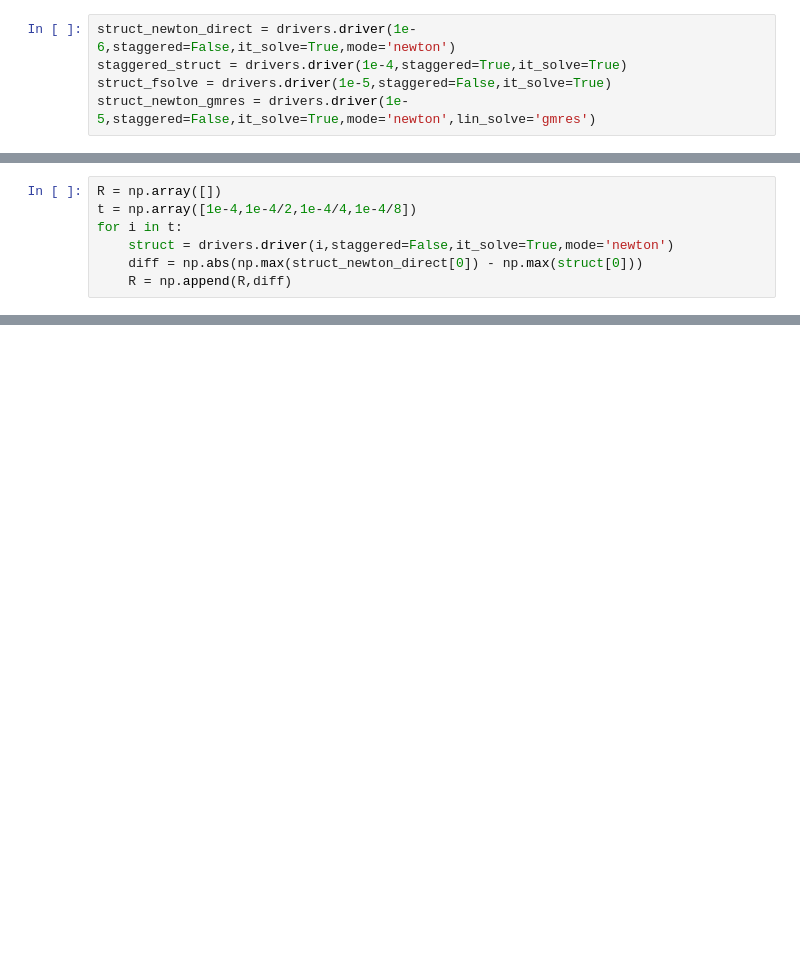
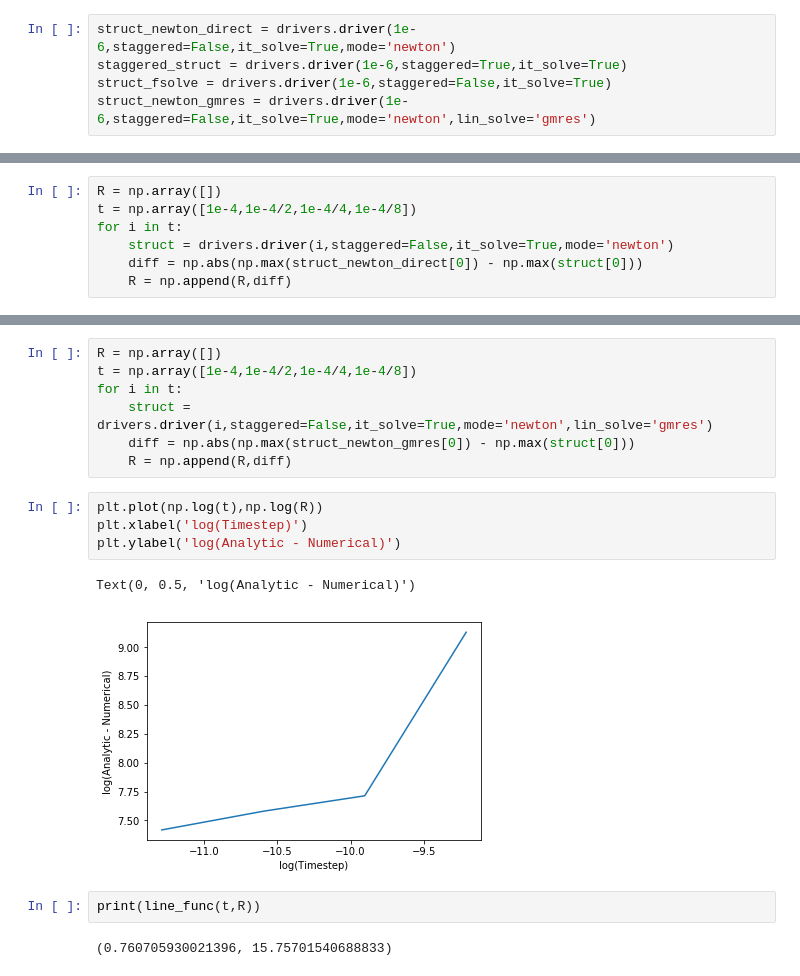
Before and after one commit to dherr06/NUEN-618-PRKE-solver, a Jupyter notebook: Homework3 Implementation .ipynb, the cells around one changed output, grey strips where cells are left out. Cells and saved outputs as stored; diff of their text form; blank space fills up the shorter version.

```diff
--- a/Homework3 Implementation .ipynb
+++ b/Homework3 Implementation .ipynb
@@ -6,7 +6,7 @@ from drivers import drivers
 %matplotlib inline
 # %%
 struct_newton_direct = drivers.driver(1e-6,staggered=False,it_solve=True,mode='newton')
-staggered_struct = drivers.driver(1e-4,staggered=True,it_solve=True)
-struct_fsolve = drivers.driver(1e-5,staggered=False,it_solve=True)
-struct_newton_gmres = drivers.driver(1e-5,staggered=False,it_solve=True,mode='newton',lin_solve='gmres')
+staggered_struct = drivers.driver(1e-6,staggered=True,it_solve=True)
+struct_fsolve = drivers.driver(1e-6,staggered=False,it_solve=True)
+struct_newton_gmres = drivers.driver(1e-6,staggered=False,it_solve=True,mode='newton',lin_solve='gmres')
 # %% [output]
@@ -44,0 +57,18 @@ plt.plot(np.log(t),np.log(R))
+# %%
+R = np.array([])
+t = np.array([1e-4,1e-4/2,1e-4/4,1e-4/8])
+for i in t:
+    struct = drivers.driver(i,staggered=False,it_solve=True,mode='newton',lin_solve='gmres')
+    diff = np.abs(np.max(struct_newton_gmres[0]) - np.max(struct[0]))
+    R = np.append(R,diff)
+# %%
+plt.plot(np.log(t),np.log(R))
+plt.xlabel('log(Timestep)')
+plt.ylabel('log(Analytic - Numerical)')
+# %% [output]
+Text(0, 0.5, 'log(Analytic - Numerical)')
+[figure, added]
+# %%
+print(line_func(t,R))
+# %% [output]
+(0.760705930021396, 15.75701540688833)
```
Also changed, not shown: parts of 9 cells of this notebook.
